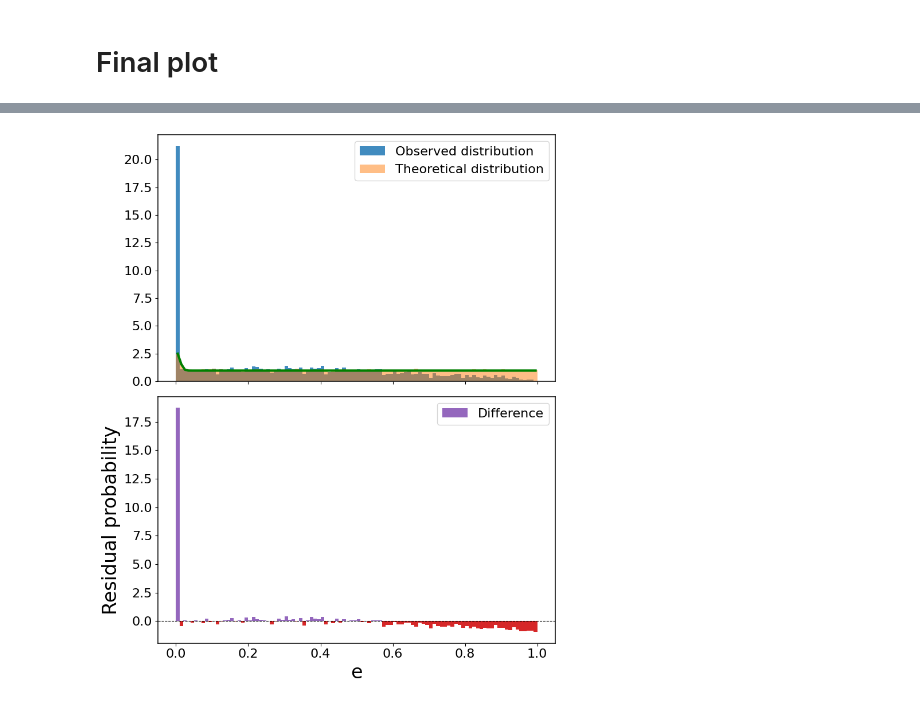
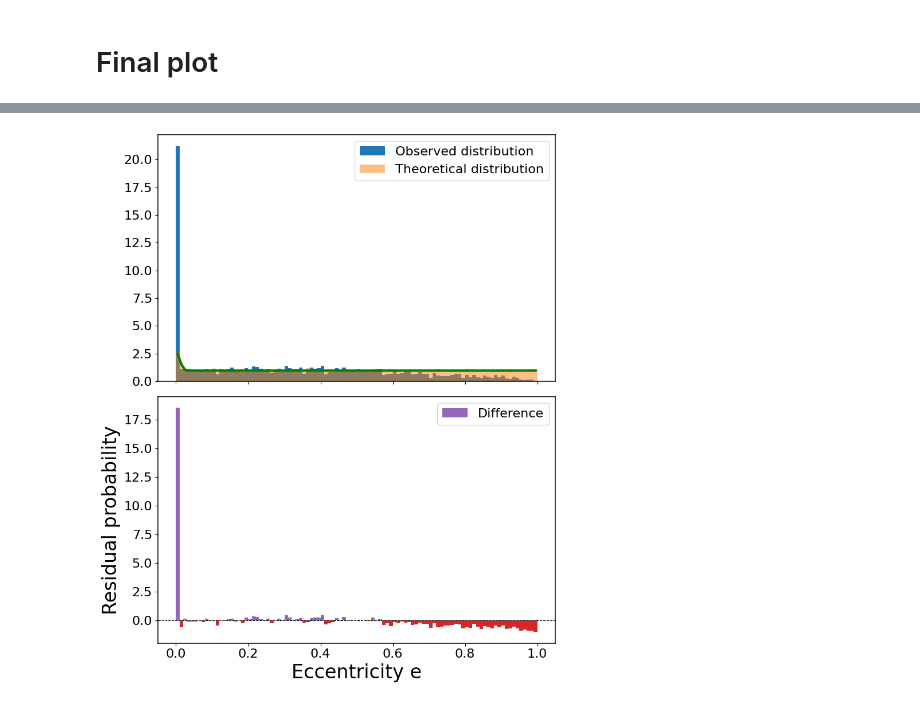
Before and after one commit to Eljameuter/Orbital-and-physical-parameter-distribution-of-Binary-Systems, a Jupyter notebook: Bias_correction.ipynb, the cells around one changed output, grey strips where cells are left out. Drawn from its saved outputs; the diff is of its cells as text; code cells hidden in the pictures.

Commit message:
updated plots in poster

```diff
--- a/Bias_correction.ipynb
+++ b/Bias_correction.ipynb
@@ -889,26 +889,26 @@ for name, df_obs in [("SB9", df_SB9), ("ORB6", df_ORB6)]:
 # %%
 # draw samples
 samples_both = sample.generate_single(uniform_and_thermal,(0,1),len( df["e"]))
 # save in dataframe
 df_compare = pd.DataFrame({
     "both" : samples_both
 })
 
 pdfs = [
     uniform_and_thermal,    # col 2 - both: f(e) = 1 for a < 100AU and f(e) = 2e for a > 100AU
 ]
 
 analysis = BinaryPopulationAnalysis(
     df_synthetic = df_compare,
     synth_cols   = ["both"],
     obs_cols     = ["e"],
-    col_labels   = ["e"]
+    col_labels   = ["Eccentricity e"]
 )
 
 
 bins, synth_hist, obs_hist, bias_hist = analysis.generate_histograms(df,n_bins=100)
 analysis.plot_histograms(bins, synth_hist, obs_hist, bias_hist,
                              pdfs=pdfs,
                              save_path=f"Media/eccentricity_vs_all.svg")
 # %% [output]
-[figure, old version]
+[figure, new version]
```
Also changed, not shown: parts of 2 cells of this notebook, 11 other files.
